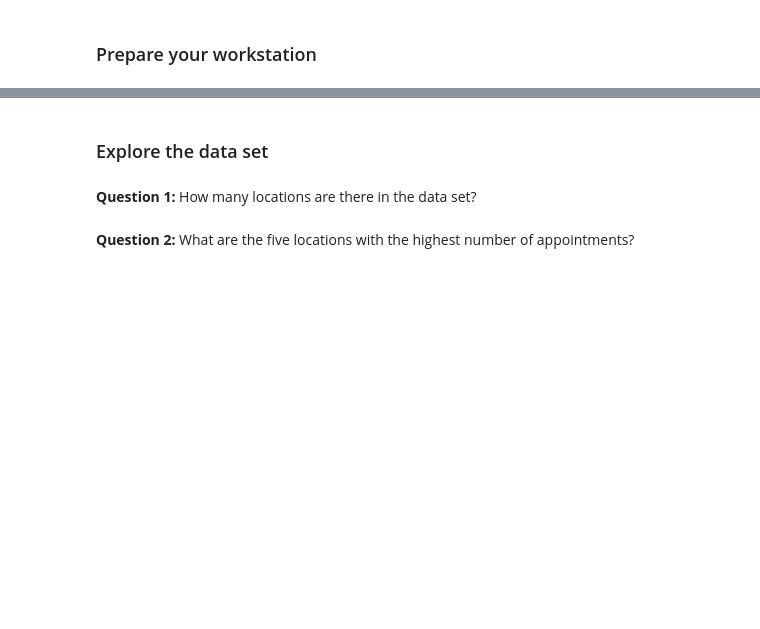
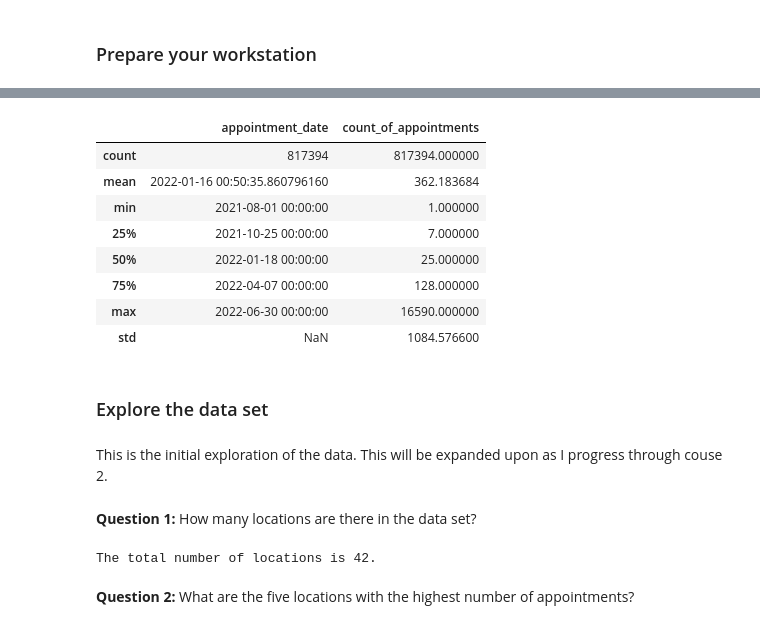
Before and after one commit to charliedgarrod/LSE-Career-Accelerator, a Jupyter notebook: Course 2: Data Analytics Using Python/Diagnostic Analysis Using Python Assignment.ipynb, the cells around one changed output, grey strips where cells are left out. Saved outputs shown, nothing was run; the diff lists cells and outputs as text; code cells hidden in the pictures; blank space fills up the shorter version.

```diff
--- a/Course 2: Data Analytics Using Python/Diagnostic Analysis Using Python Assignment.ipynb
+++ b/Course 2: Data Analytics Using Python/Diagnostic Analysis Using Python Assignment.ipynb
@@ -112,11 +296,27 @@ nc =
 # %%
 # Determine the descriptive statistics of the data set.
+nc.describe()
+# %% [output]
+|  | appointment_date | count_of_appointments |
+| count | 817394 | 817394.000000 |
+| mean | 2022-01-16 00:50:35.860796160 | 362.183684 |
+| min | 2021-08-01 00:00:00 | 1.000000 |
+| 25% | 2021-10-25 00:00:00 | 7.000000 |
+| 50% | 2022-01-18 00:00:00 | 25.000000 |
+| 75% | 2022-04-07 00:00:00 | 128.000000 |
+| max | 2022-06-30 00:00:00 | 16590.000000 |
+| std | NaN | 1084.576600 |
 # %% [markdown]
 ### Explore the data set
+# %% [markdown]
+This is the initial exploration of the data. This will be expanded upon as I progress through couse 2.
 # %% [markdown]
 **Question 1:** How many locations are there in the data set?
 # %%
 # Determine the number of locations.
+print(f'The total number of locations is {str(nc["icb_ons_code"].nunique())}.')
+# %% [output]
+The total number of locations is 42.
 # %% [markdown]
 **Question 2:** What are the five locations with the highest number of appointments?
 # %%
```
Also changed, not shown: parts of 19 cells of this notebook.
